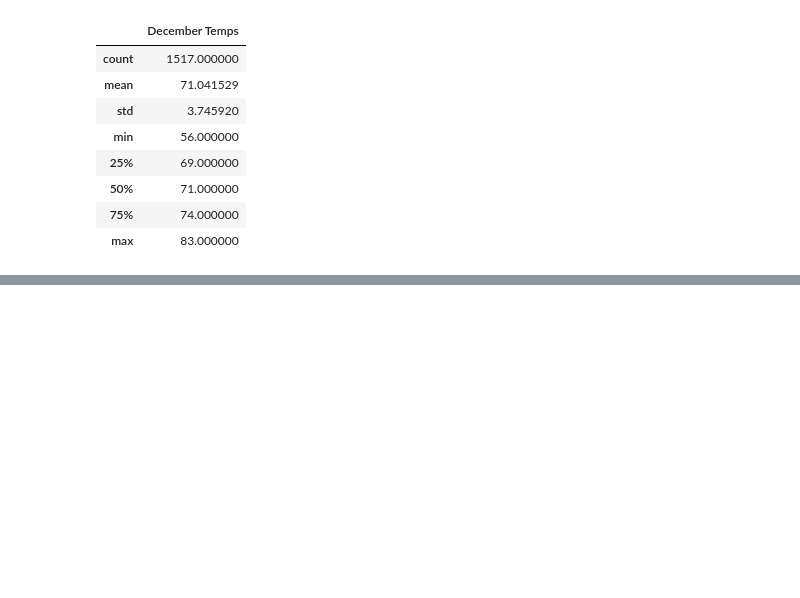
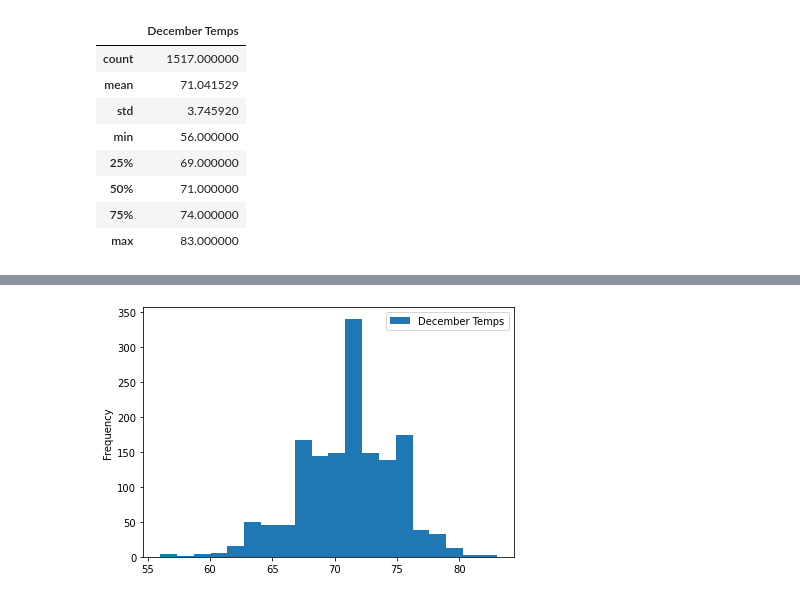
Before and after one commit to dortegas/surfs_up, a Jupyter notebook: SurfsUp_Challenge.ipynb, the cells around one changed output, grey strips where cells are left out. Drawn from its saved outputs; the diff is of its cells as text; code cells hidden in the pictures; blank space fills up the shorter version.

```diff
--- a/SurfsUp_Challenge.ipynb
+++ b/SurfsUp_Challenge.ipynb
@@ -99,7 +99,7 @@ results = []
 results = session.query(Measurement.date, Measurement.tobs).filter(func.strftime("%m", Measurement.date) == "12")
 # %%
 # 8. Create a DataFrame from the list of temperatures for the month of December.
-df = pd.DataFrame(results, columns=['date','December Temps'])
-df.set_index(df['date'], inplace=True)
+df_dec = pd.DataFrame(results, columns=['date','December Temps'])
+df_dec.set_index(df_dec['date'], inplace=True)
 # %%
 # 9. Calculate and print out the summary statistics for the Decemeber temperature DataFrame.
@@ -116,0 +138,5 @@ df.describe()
+# %%
+df_dec.plot.hist(bins=20)
+plt.tight_layout()
+# %% [output]
+[figure, added]
```
Also changed, not shown: parts of 6 cells of this notebook.
